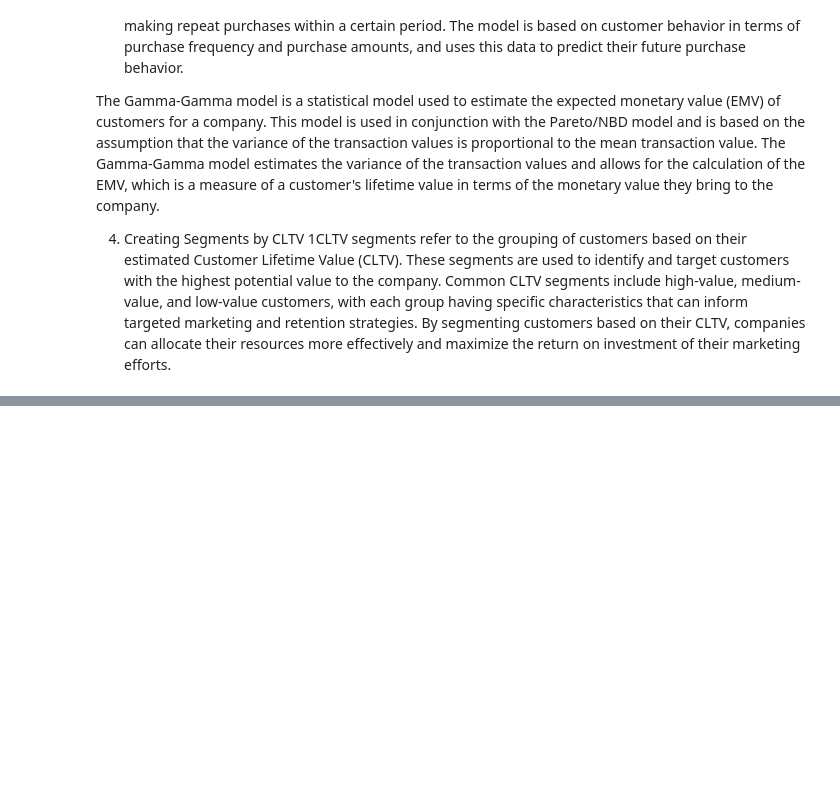
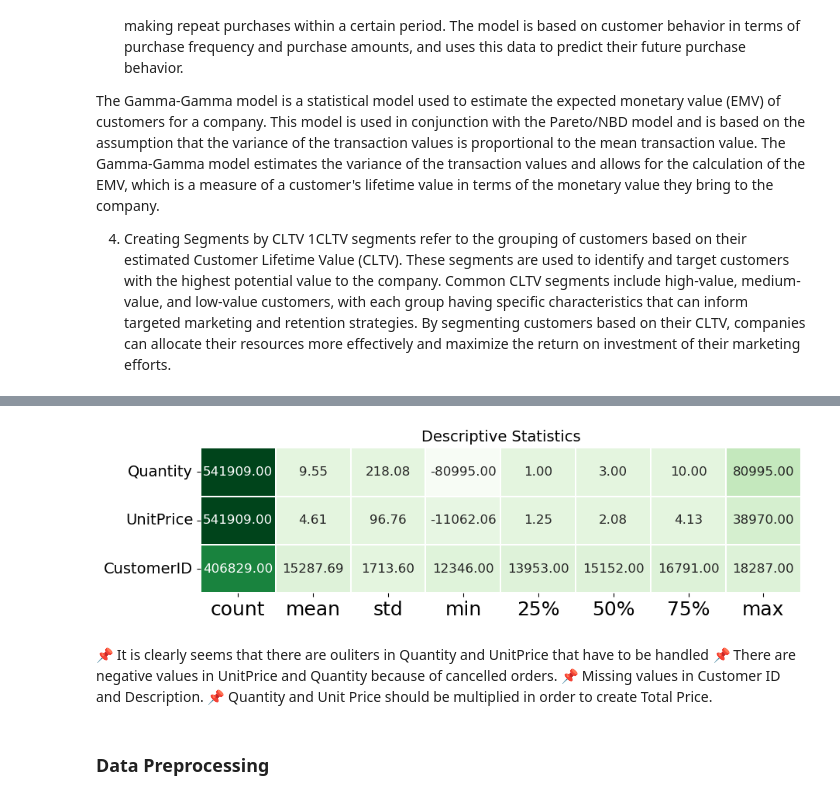
Before and after one commit to scoroman/Github-projects, a Jupyter notebook: CRM Analytics/CRM Analysis notebook.ipynb, the cells around one changed output, grey strips where cells are left out. Cells and saved outputs as stored; diff of their text form; code cells hidden in the pictures; blank space fills up the shorter version.

Commit message:
dashboard changes

```diff
--- a/CRM Analytics/CRM Analysis notebook.ipynb
+++ b/CRM Analytics/CRM Analysis notebook.ipynb
@@ -21,0 +23,10 @@ import numpy as np
+# %%
+
+csv_file = r'C:\Users\Samuel Coromandel\Ebay Store Sales Dashboard\CRM Analytics\data.csv'
+
+try:
+    df = pd.read_csv(csv_file, encoding='utf-8')
+except UnicodeDecodeError:
+    df = pd.read_csv(csv_file, encoding='latin-1')
+
+print(df.head())
@@ -40,0 +84,33 @@ check_data(join_df)
+# %%
+def desc_stats(dataframe):
+    desc_df = pd.DataFrame(index= dataframe.columns,
+                           columns= dataframe.describe().T.columns,
+                           data= dataframe.describe().T)
+
+    f,ax = plt.subplots(figsize=(10,
+                                 desc_df.shape[0] * 0.81))
+    sns.heatmap(desc_df,
+                annot = True,
+                cmap = "Greens",
+                fmt = '.2f',
+                ax = ax,
+                linecolor = 'white',
+                linewidths = 1.1,
+                cbar = False,
+                annot_kws = {"size": 12})
+    plt.xticks(size = 18)
+    plt.yticks(size = 14,
+               rotation = 0)
+    plt.title("Descriptive Statistics", size = 14)
+    plt.show()
+
+desc_stats(df.select_dtypes(include = [float, int]))
+# %% [output]
+[figure, added]
+# %% [markdown]
+📌 It is clearly seems that there are ouliters in Quantity and UnitPrice that have to be handled
+📌 There are negative values in UnitPrice and Quantity because of cancelled orders.
+📌 Missing values in Customer ID and Description.
+📌 Quantity and Unit Price should be multiplied in order to create Total Price.
+# %% [markdown]
+### Data Preprocessing
```
Also changed, not shown: parts of 8 cells of this notebook, 7 other files.
